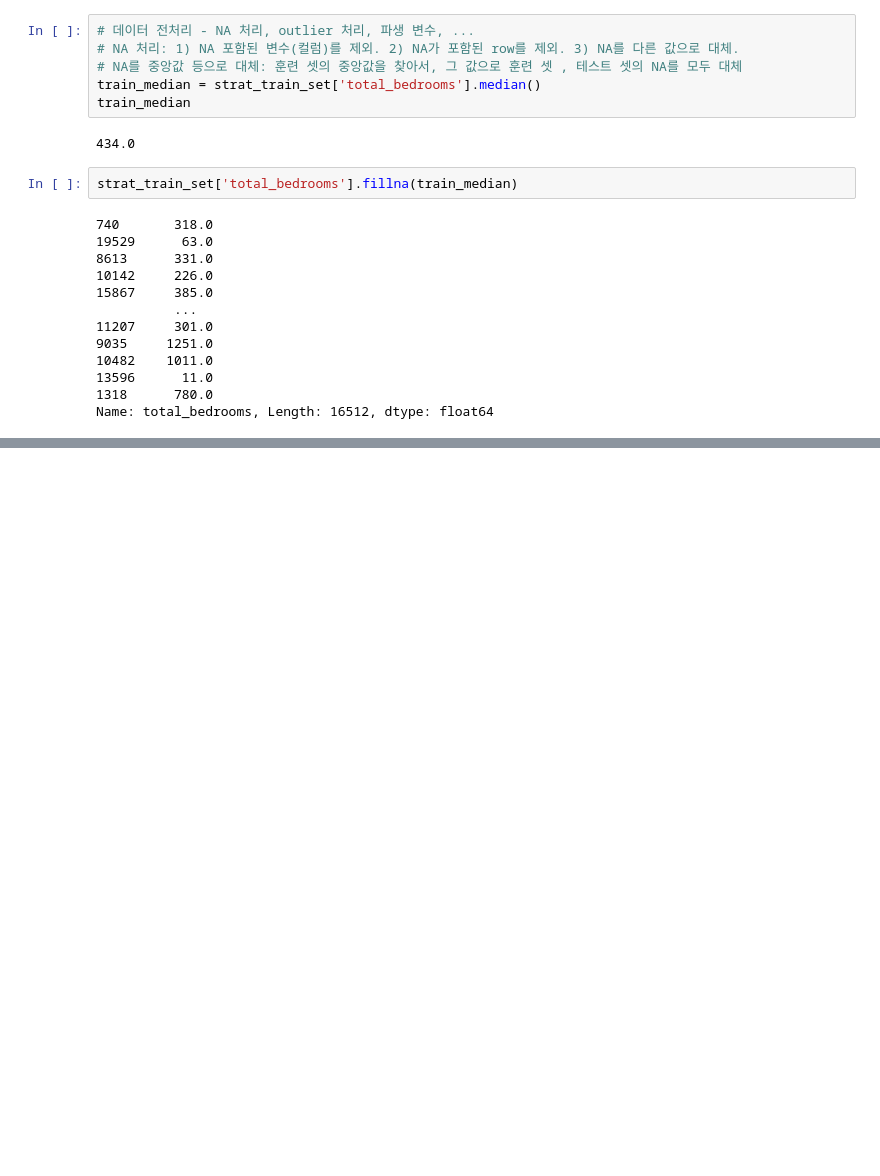
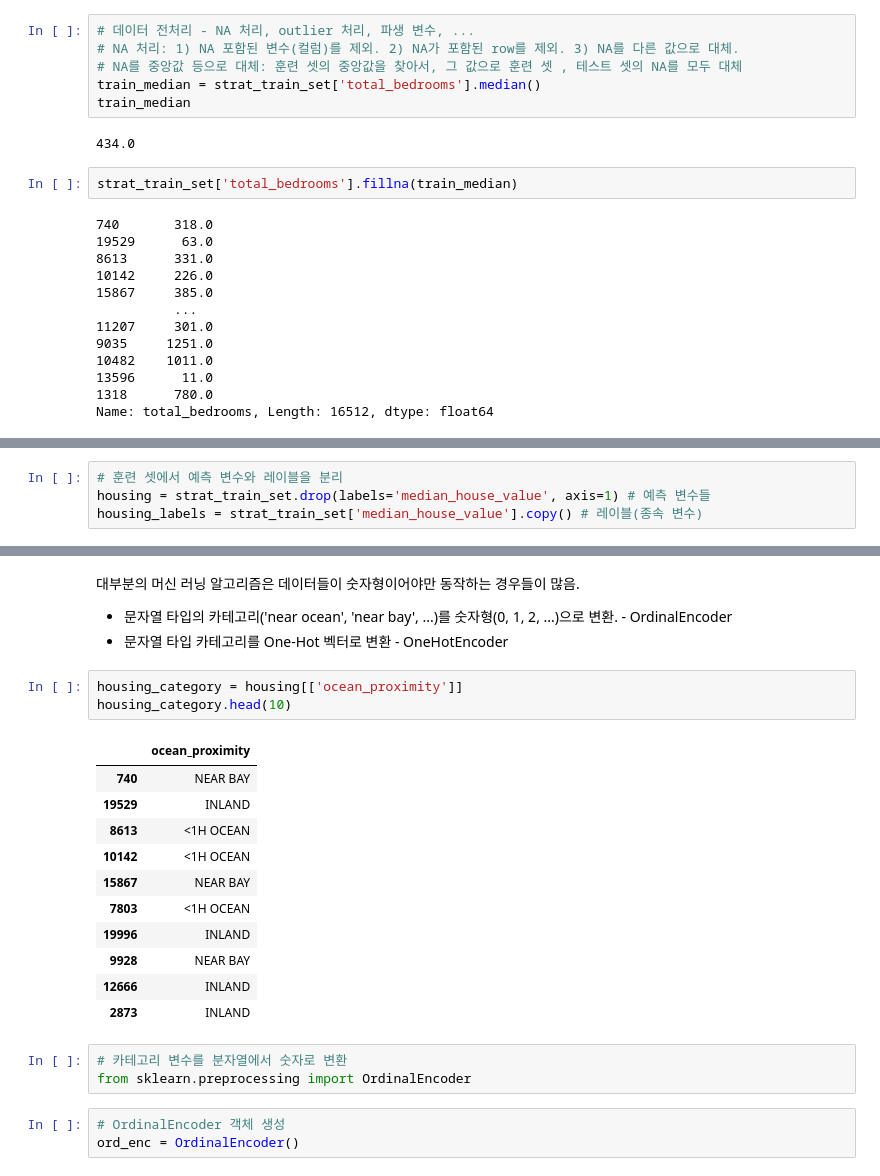
Before and after one commit to JisungPark0319/education, a Jupyter notebook: lab_ml/ml01_regression.ipynb, the cells around one changed output, grey strips where cells are left out. Saved outputs shown, nothing was run; the diff lists cells and outputs as text; blank space fills up the shorter version.

```diff
--- a/lab_ml/ml01_regression.ipynb
+++ b/lab_ml/ml01_regression.ipynb
@@ -316,0 +369,4 @@ Name: total_bedrooms, Length: 16512, dtype: float64
+# %%
+# 훈련 셋에서 예측 변수와 레이블을 분리
+housing = strat_train_set.drop(labels='median_house_value', axis=1) # 예측 변수들
+housing_labels = strat_train_set['median_house_value'].copy() # 레이블(종속 변수)
@@ -316,0 +474,25 @@ Name: total_bedrooms, Length: 16512, dtype: float64
+# %% [markdown]
+대부분의 머신 러닝 알고리즘은 데이터들이 숫자형이어야만 동작하는 경우들이 많음.
+* 문자열 타입의 카테고리('near ocean', 'near bay', ...)를 숫자형(0, 1, 2, ...)으로 변환. - OrdinalEncoder
+* 문자열 타입 카테고리를 One-Hot 벡터로 변환 - OneHotEncoder
+# %%
+housing_category = housing[['ocean_proximity']]
+housing_category.head(10)
+# %% [output]
+|  | ocean_proximity |
+| 740 | NEAR BAY |
+| 19529 | INLAND |
+| 8613 | <1H OCEAN |
+| 10142 | <1H OCEAN |
+| 15867 | NEAR BAY |
+| 7803 | <1H OCEAN |
+| 19996 | INLAND |
+| 9928 | NEAR BAY |
+| 12666 | INLAND |
+| 2873 | INLAND |
+# %%
+# 카테고리 변수를 분자열에서 숫자로 변환
+from sklearn.preprocessing import OrdinalEncoder
+# %%
+# OrdinalEncoder 객체 생성
+ord_enc = OrdinalEncoder()
```
Also changed, not shown: parts of 82 cells of this notebook.
